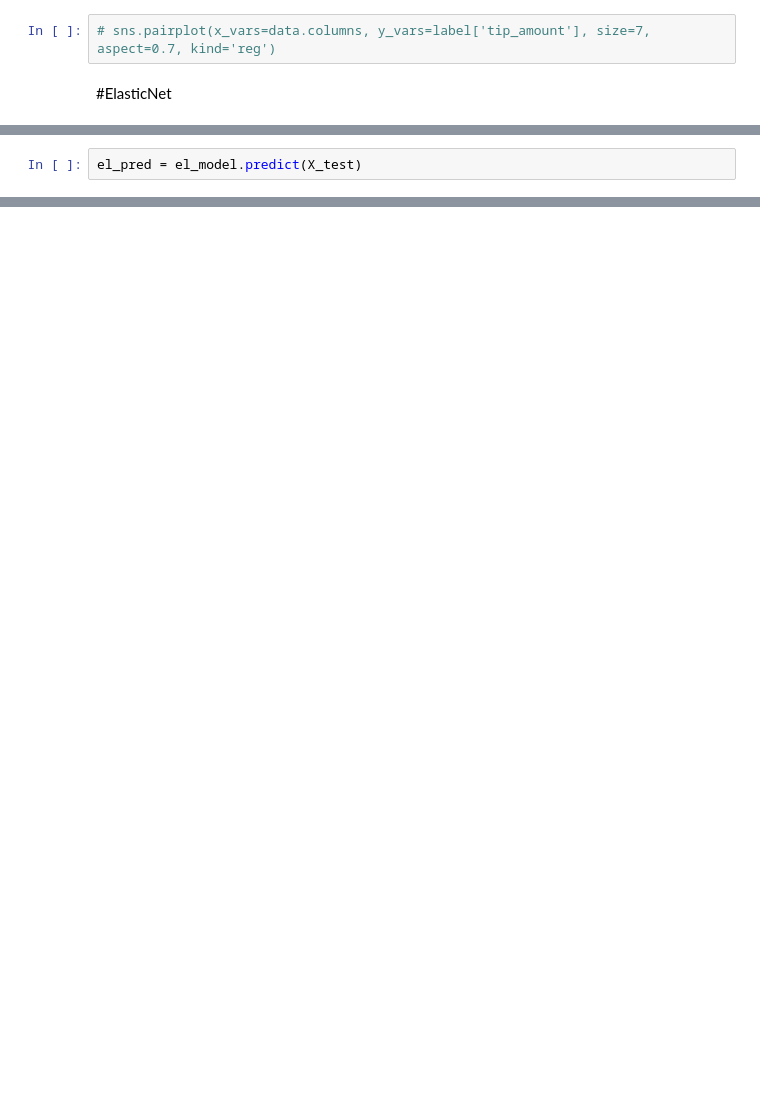
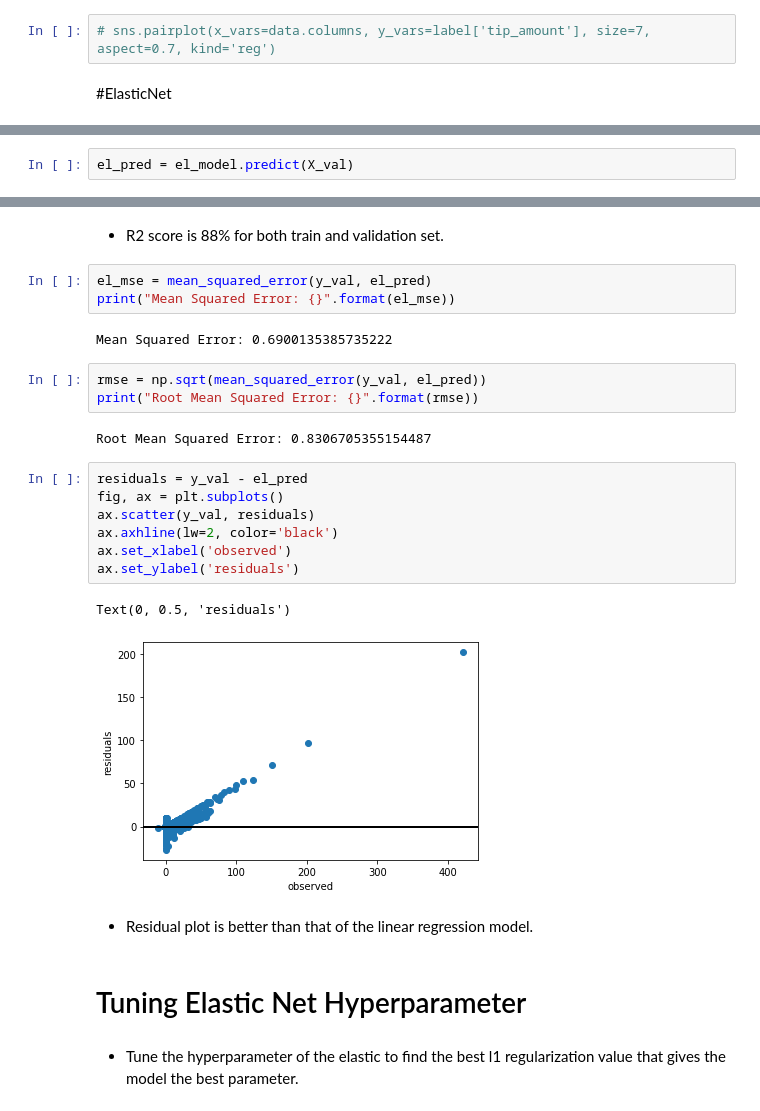
Before and after one commit to geewynn/Machine-Learning-Project, a Jupyter notebook: New York Trip/newyork_model.ipynb, the cells around one changed output, grey strips where cells are left out. Saved outputs shown, nothing was run; the diff lists cells and outputs as text; blank space fills up the shorter version.

Commit message:
elasticnet and hyper tuning

```diff
--- a/New York Trip/newyork_model.ipynb
+++ b/New York Trip/newyork_model.ipynb
@@ -323,2 +374,2 @@ el_model.fit(X_train, y_train)
 # %%
-el_pred = el_model.predict(X_test)
+el_pred = el_model.predict(X_val)
@@ -332,0 +411,28 @@ el_model.score(X_train, y_train)
+# %% [markdown]
+- R2 score is 88% for both train and validation set.
+# %%
+el_mse = mean_squared_error(y_val, el_pred)
+print("Mean Squared Error: {}".format(el_mse))
+# %% [output]
+Mean Squared Error: 0.6900135385735222
+# %%
+rmse = np.sqrt(mean_squared_error(y_val, el_pred))
+print("Root Mean Squared Error: {}".format(rmse))
+# %% [output]
+Root Mean Squared Error: 0.8306705355154487
+# %%
+residuals = y_val - el_pred
+fig, ax = plt.subplots()
+ax.scatter(y_val, residuals)
+ax.axhline(lw=2, color='black')
+ax.set_xlabel('observed')
+ax.set_ylabel('residuals')
+# %% [output]
+Text(0, 0.5, 'residuals')
+[figure, added]
+# %% [markdown]
+- Residual plot is better than that of the linear regression model.
+# %% [markdown]
+# Tuning Elastic Net Hyperparameter
+# %% [markdown]
+- Tune the hyperparameter of the elastic to find the best l1 regularization value that gives the model the best parameter.
```
Also changed, not shown: parts of 39 cells of this notebook.
